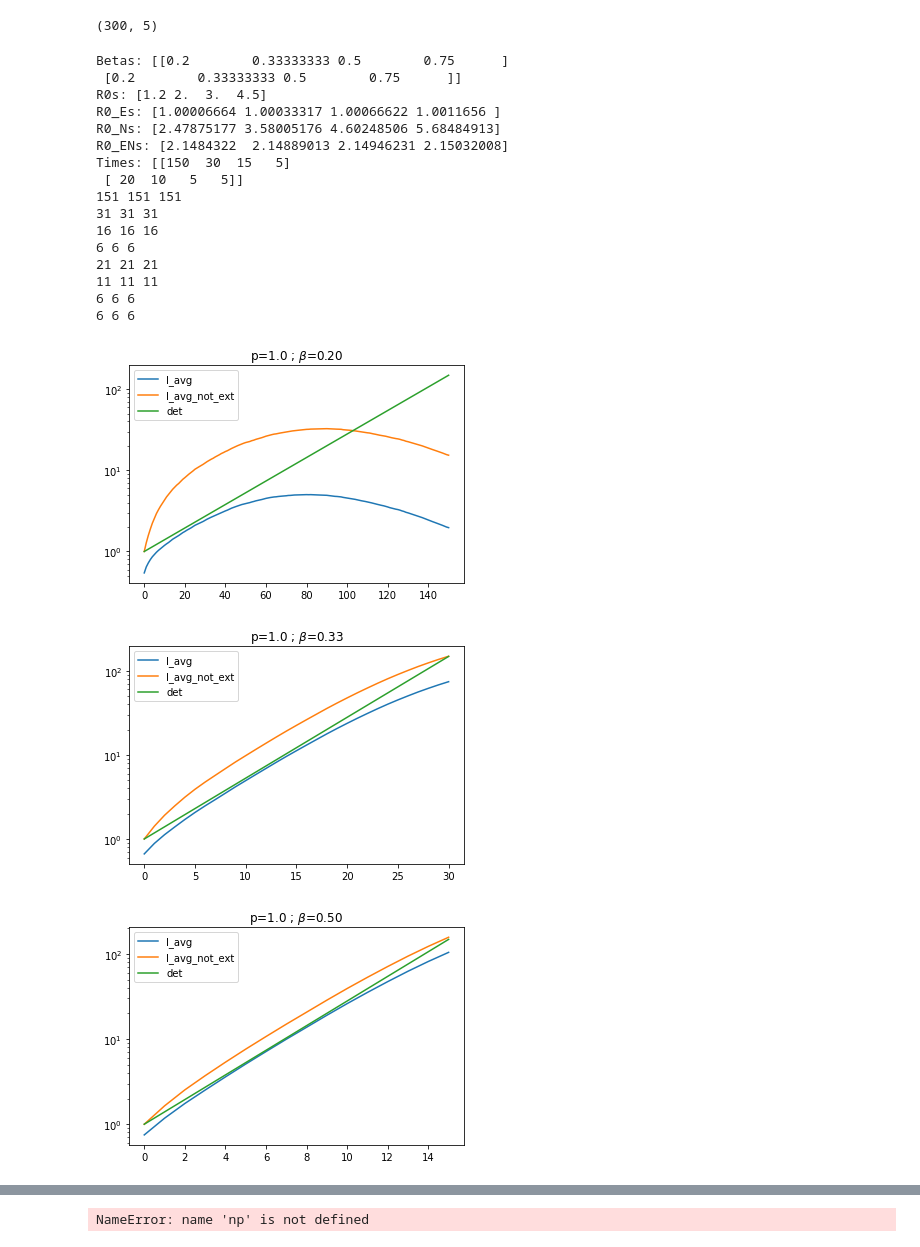
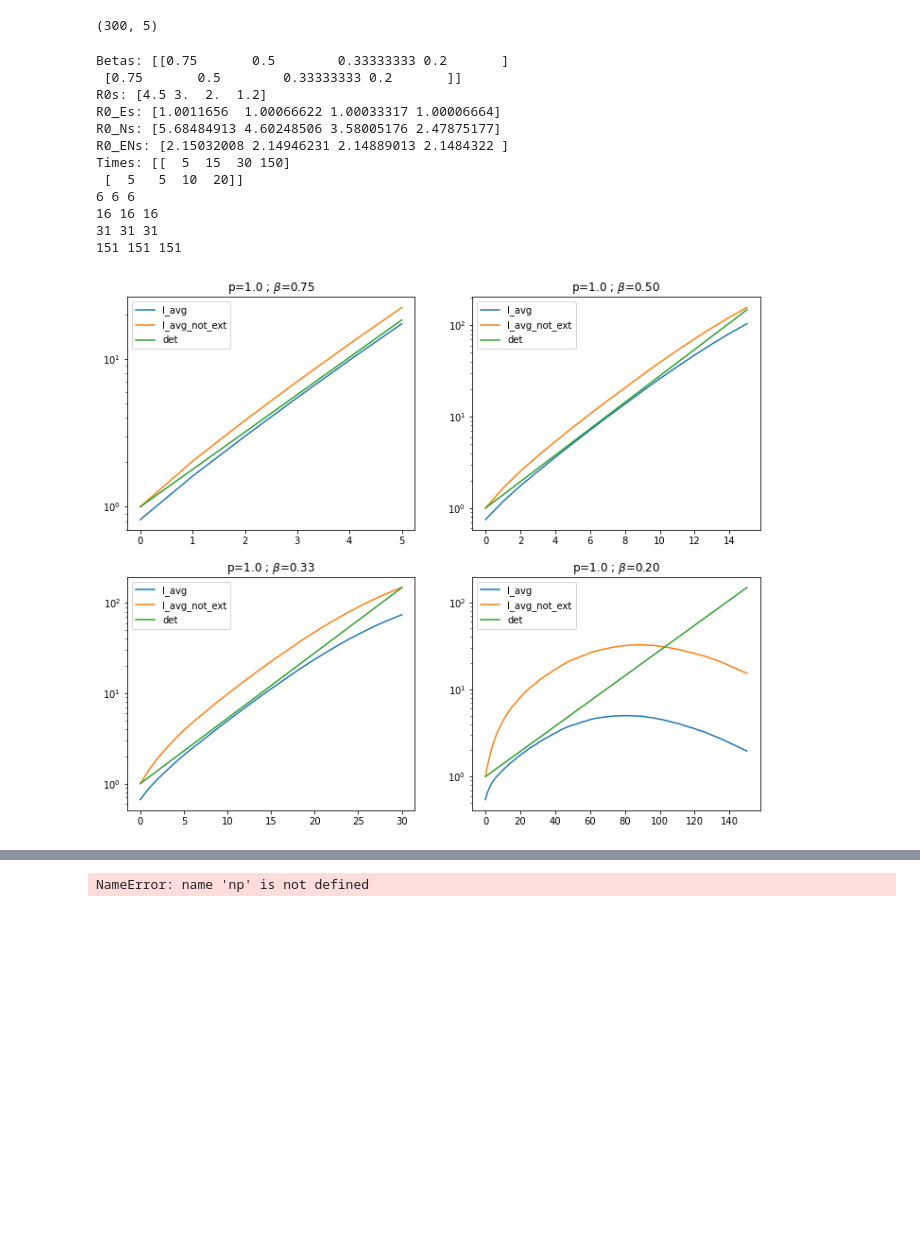
Before and after one commit to betoto008/Epidemiology_2020, a Jupyter notebook: Jupyter_Notebooks/3_Sampling.ipynb, the cells around one changed output, grey strips where cells are left out. Saved outputs shown, nothing was run; the diff lists cells and outputs as text; code cells hidden in the pictures; blank space fills up the shorter version.

```diff
--- a/Jupyter_Notebooks/3_Sampling.ipynb
+++ b/Jupyter_Notebooks/3_Sampling.ipynb
@@ -158,12 +158,12 @@ np.shape(data)
 N=2000
 sample_sizes = [int((N/100)*1.875), int((N/100)*3.125), int((N/100)*5.0)]
 # %%
-ps = [1.0, 0.0]
+ps = [1.0]
 
 sigma  = 1000
 sample_sizes = [int((N/100)*1.875), int((N/100)*3.125), int((N/100)*5.0)]
-R0s = np.array([1.2, 2.0, 3.0, 4.5])
-R0s2 = np.array([1.2, 2.0, 3.0, 4.5])
+R0s = np.array([4.5, 3.0, 2.0, 1.2])
+R0s2 = np.array([4.5, 3.0, 2.0, 1.2])
 betas = R0s*gamma
 betas2 = R0s2*gamma
 
@@ -180,55 +180,52 @@ print('R0_Ns:',R0_Ns)
 print('R0_ENs:',R0_ENs)
 
 lambdas = ((-sigma-gamma)/(2)) + (1/2)*np.sqrt((sigma-gamma)**2 + 4*sigma*Betas[1]) #exponential growth rates
 
 ests = (1/(lambdas)).astype(int)
 if(sigma==1/4):
     est_Ns = (1/((R0_ENs-1)*gamma)).astype(int)
 if(sigma==1000):
     est_Ns = (1/((R0_Ns-1)*gamma)).astype(int)
 
 Ts_Total = np.array([5*ests, 5*est_Ns]) #for R0 = [1.2, 1.5, 3.0, 4.5] use [160, 35, 20] and half of it if when sigma=1000
 print('Times:',Ts_Total)
 
 for p, Ts_total in zip(ps, Ts_Total):
+    fig0, ax0 = plt.subplots(2,2,figsize=(12,10))
+    k=0
     for beta, T_total in zip(betas, Ts_total):
         days = np.array(np.arange(T_total+1))
         I_data = np.loadtxt(Text_files_path+'Stochastic/Networks/barabasi-albert/ensemble_I_R0%.1f_sigma%.1f_N%d_p%.1f_barabasi-albert.txt'%(beta/gamma,sigma,N, p))
         I_avg = np.mean(I_data , axis = 0)
         I_data2 = [I_data[i,:] for i in np.arange(len(I_data[:,0])) if I_data[i,-1]!=0]
         I_avg_not_ext = np.mean(I_data2 , axis = 0)
         I_det = np.loadtxt(Text_files_path+'Deterministic/deterministic_analytic_R0%.1f_sigma%.1f_p%.1f_N%d.txt'%(beta/gamma,sigma,p,N))
         #for m, color, color2 in zip(sample_sizes, colors, colors2):
-        fig0, ax0 = plt.subplots(figsize=(6,4))
-        ax0.set_title(r'p=%.1f ; $\beta$=%.2f'%(p, beta))
-        ax0.plot(days, I_avg, label= 'I_avg')
-        ax0.plot(days, I_avg_not_ext, label= 'I_avg_not_ext')
-        ax0.plot(days, I_det[2,:], label= 'det')
-        ax0.set_yscale('log')
-        ax0.legend()
         print(len(days), len(I_avg_not_ext), len(I_det[2,:]))
+        ax0[int(k/2), k%2].set_title(r'p=%.1f ; $\beta$=%.2f'%(p, beta))
+        ax0[int(k/2), k%2].plot(days, I_avg, label= 'I_avg')
+        ax0[int(k/2), k%2].plot(days, I_avg_not_ext, label= 'I_avg_not_ext')
+        ax0[int(k/2), k%2].plot(days, I_det[2,:], label= 'det')
+        ax0[int(k/2), k%2].set_yscale('log')
+        ax0[int(k/2), k%2].legend()
+        k+=1
+    fig0.savefig('../Figures/Stochastic/Networks/barabasi-albert/Stochastic_effect.png')
         #fig, ax = plt.subplots(figsize=(12,8))
         #ax = plot_cum_prob_time(T_total, sample_sizes , beta/gamma, sigma, p, N, days , I_avg, I_det[2,:], colors, net_name = graphs_names[0],
                                 #folder=Text_files_path+'Sampling/Networks/'+graphs_names[0], external_ax = ax)
         #ax.legend(loc = 4, fontsize = 26)
         #fig.savefig('../Figures/Control/Stochastic/Sampling/Networks/'+graphs_names[0]+'/Prob_cum_R0%.1f_sigma%.1f_p%.1f_m%d.pdf'%(beta/gamma, sigma,p,m))
 # %% [output]
-Betas: [[0.2        0.33333333 0.5        0.75      ]
- [0.2        0.33333333 0.5        0.75      ]]
-R0s: [1.2 2.  3.  4.5]
-R0_Es: [1.00006664 1.00033317 1.00066622 1.0011656 ]
-R0_Ns: [2.47875177 3.58005176 4.60248506 5.68484913]
-R0_ENs: [2.1484322  2.14889013 2.14946231 2.15032008]
-Times: [[150  30  15   5]
- [ 20  10   5   5]]
+Betas: [[0.75       0.5        0.33333333 0.2       ]
+ [0.75       0.5        0.33333333 0.2       ]]
+R0s: [4.5 3.  2.  1.2]
+R0_Es: [1.0011656  1.00066622 1.00033317 1.00006664]
+R0_Ns: [5.68484913 4.60248506 3.58005176 2.47875177]
+R0_ENs: [2.15032008 2.14946231 2.14889013 2.1484322 ]
+Times: [[  5  15  30 150]
+ [  5   5  10  20]]
+6 6 6
+16 16 16
+31 31 31
 151 151 151
-31 31 31
-16 16 16
-6 6 6
-21 21 21
-11 11 11
-6 6 6
-6 6 6
-[figure, old version]
+[figure, new version]
-[figure, removed]
-[figure, removed]
```
Also changed, not shown: parts of 1 cell of this notebook, 41 other files.
